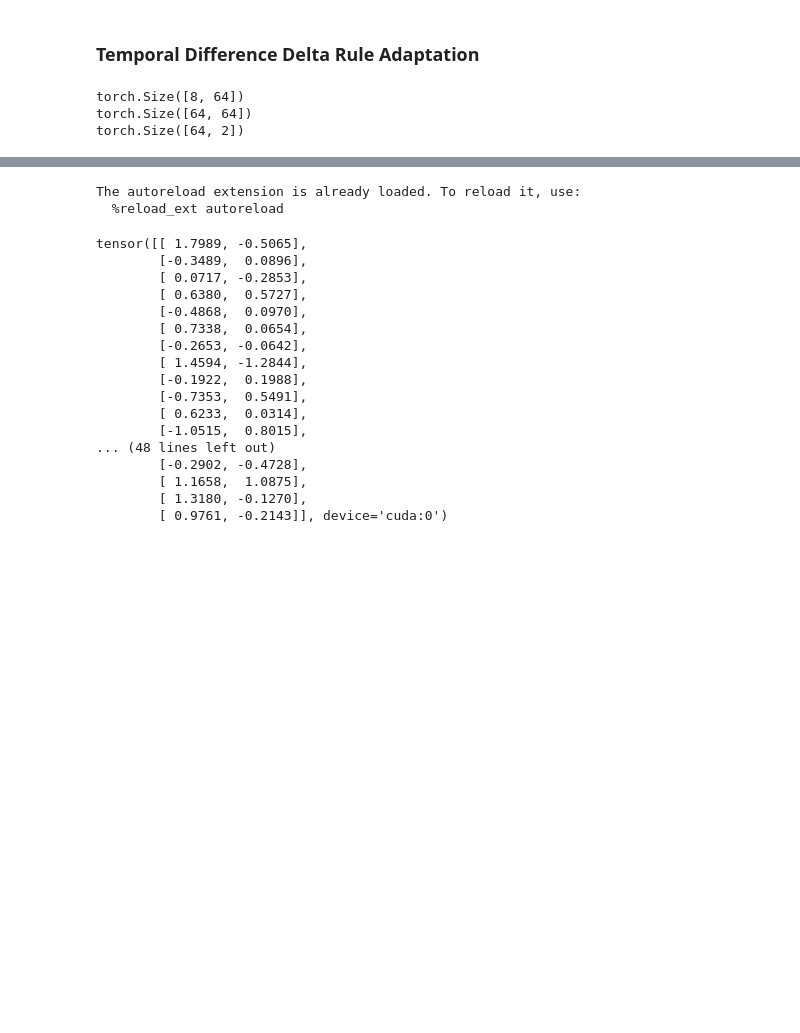
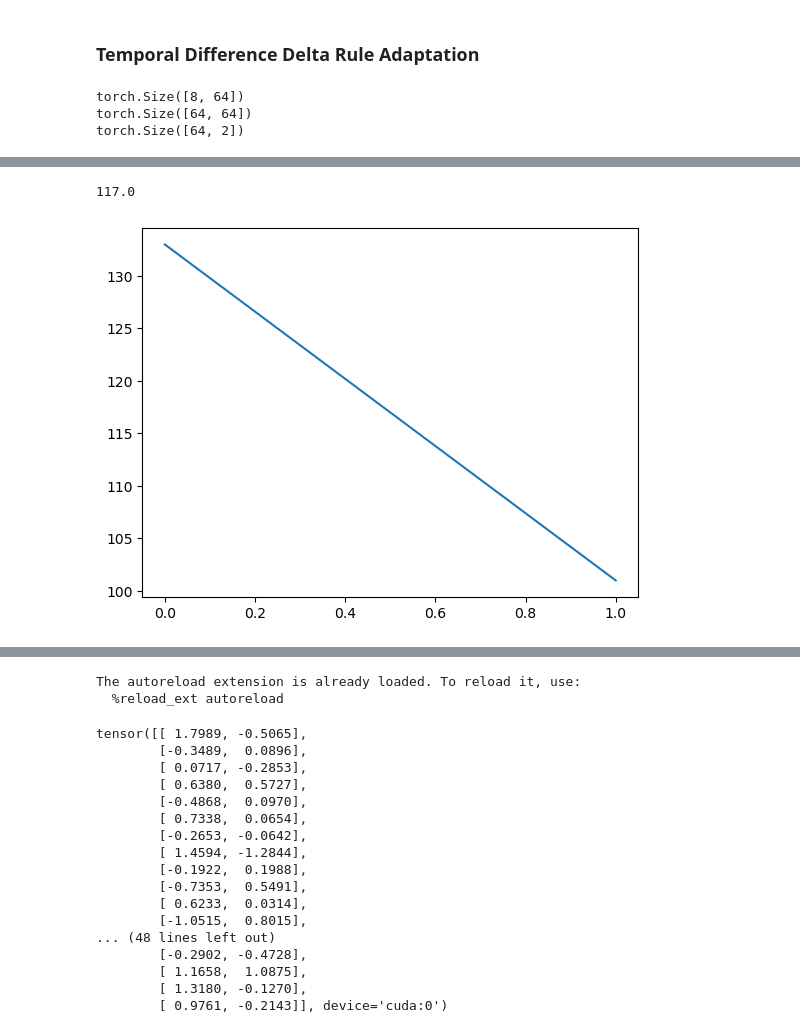
Before and after one commit to mahmoudakl/dsrl, a Jupyter notebook: rstdp_domain_adaptation/delta_cartpole_adaptation.ipynb, the cells around one changed output, grey strips where cells are left out. Cells and saved outputs as stored; diff of their text form; code cells hidden in the pictures; blank space fills up the shorter version.

```diff
--- a/rstdp_domain_adaptation/delta_cartpole_adaptation.ipynb
+++ b/rstdp_domain_adaptation/delta_cartpole_adaptation.ipynb
@@ -189,0 +460,5 @@ torch.Size([64, 2])
+# %%
+test(0.0005, 2)
+# %% [output]
+117.0
+[figure, added]
```
Also changed, not shown: parts of 13 cells of this notebook, 1 other file.
